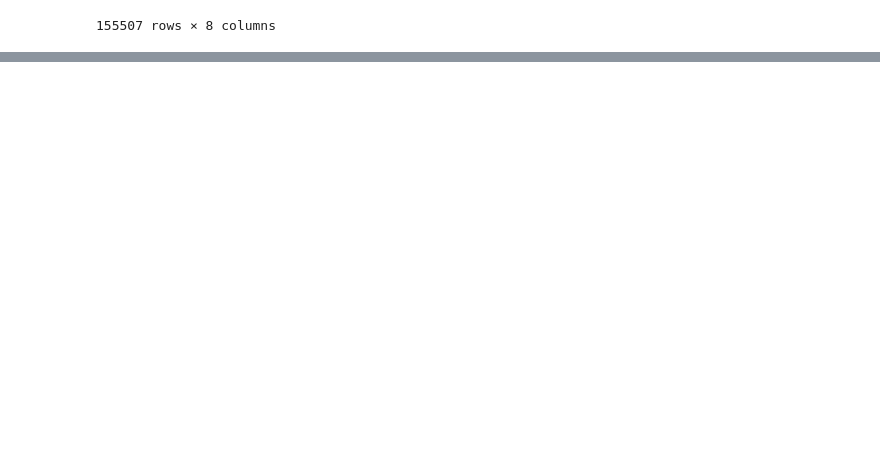
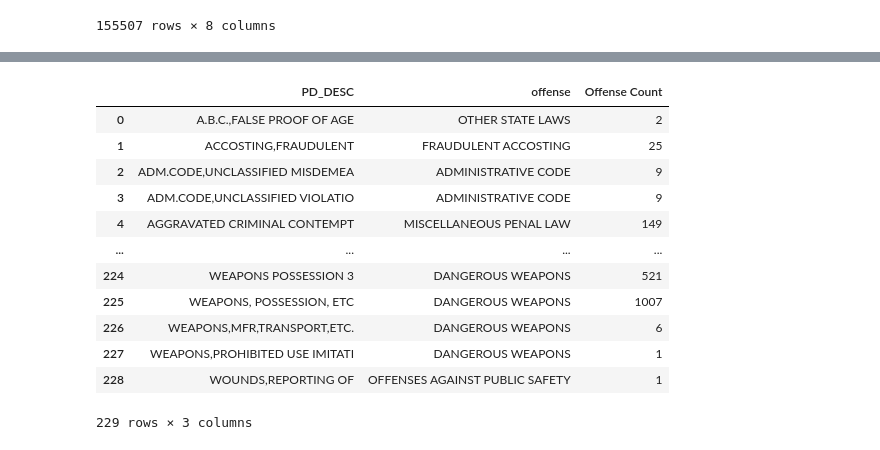
Before and after one commit to briannamonsanto/pitch2, a Jupyter notebook: pitch 2 workbook.ipynb, the cells around one changed output, grey strips where cells are left out. Drawn from its saved outputs; the diff is of its cells as text; code cells hidden in the pictures; blank space fills up the shorter version.

Commit message:
filter second half

```diff
--- a/pitch 2 workbook.ipynb
+++ b/pitch 2 workbook.ipynb
@@ -330,0 +331,3 @@ first_half.sort_values(by="Offense Count", ascending= False).head(5)
+# %%
+half2 = (df_tidy["arrest_date"] > "06/01/2021")
+half2
@@ -330,0 +347,18 @@ first_half.sort_values(by="Offense Count", ascending= False).head(5)
+# %%
+second_half = df_tidy[half2].groupby(["PD_DESC", "offense"]) ["offense"].count().reset_index(name= "Offense Count")
+# %%
+second_half
+# %% [output]
+|  | PD_DESC | offense | Offense Count |
+| 0 | A.B.C.,FALSE PROOF OF AGE | OTHER STATE LAWS | 2 |
+| 1 | ACCOSTING,FRAUDULENT | FRAUDULENT ACCOSTING | 25 |
+| 2 | ADM.CODE,UNCLASSIFIED MISDEMEA | ADMINISTRATIVE CODE | 9 |
+| 3 | ADM.CODE,UNCLASSIFIED VIOLATIO | ADMINISTRATIVE CODE | 9 |
+| 4 | AGGRAVATED CRIMINAL CONTEMPT | MISCELLANEOUS PENAL LAW | 149 |
+| ... | ... | ... | ... |
+| 224 | WEAPONS POSSESSION 3 | DANGEROUS WEAPONS | 521 |
+| 225 | WEAPONS, POSSESSION, ETC | DANGEROUS WEAPONS | 1007 |
+| 226 | WEAPONS,MFR,TRANSPORT,ETC. | DANGEROUS WEAPONS | 6 |
+| 227 | WEAPONS,PROHIBITED USE IMITATI | DANGEROUS WEAPONS | 1 |
+| 228 | WOUNDS,REPORTING OF | OFFENSES AGAINST PUBLIC SAFETY | 1 |
+229 rows × 3 columns
```
Also changed, not shown: parts of 19 cells of this notebook.
